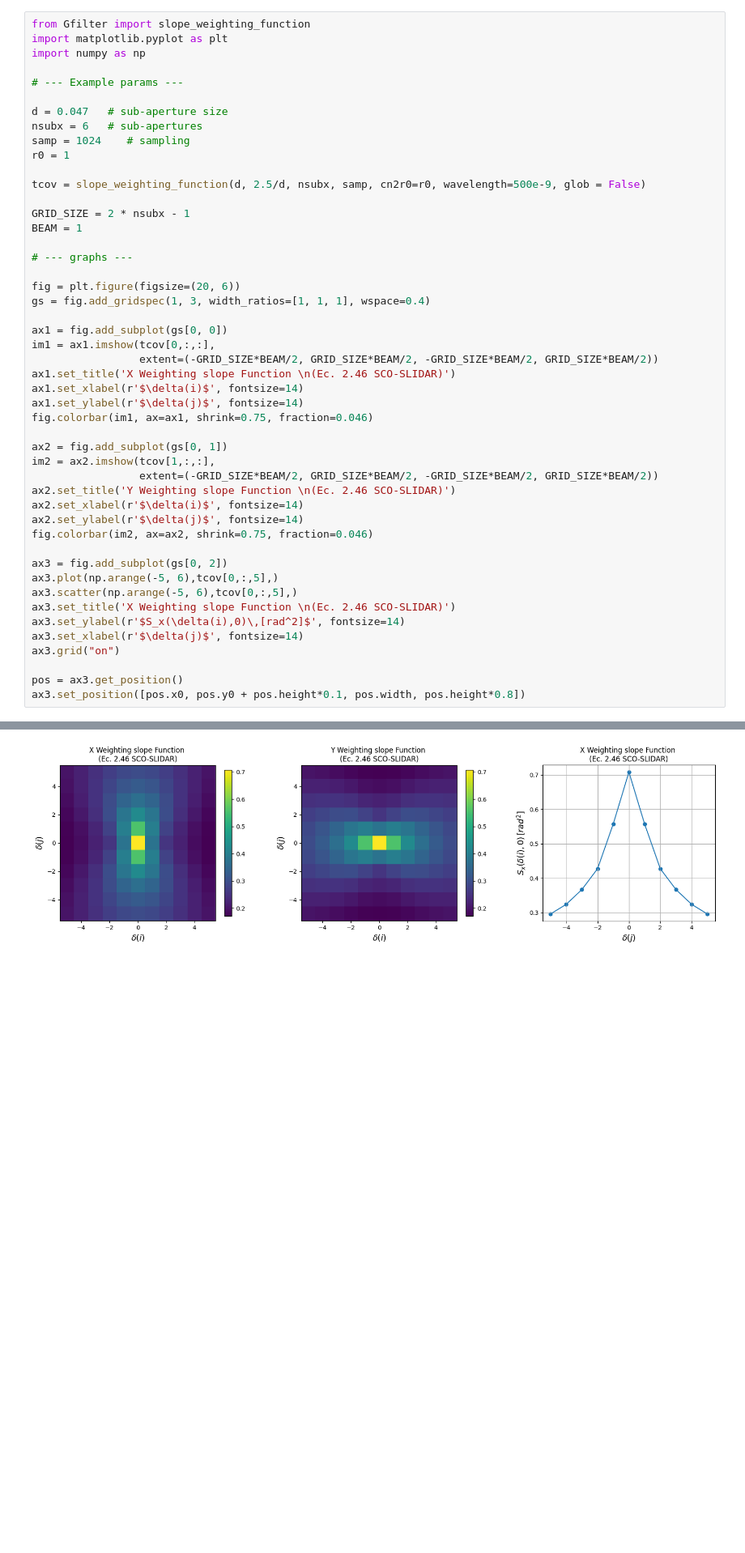
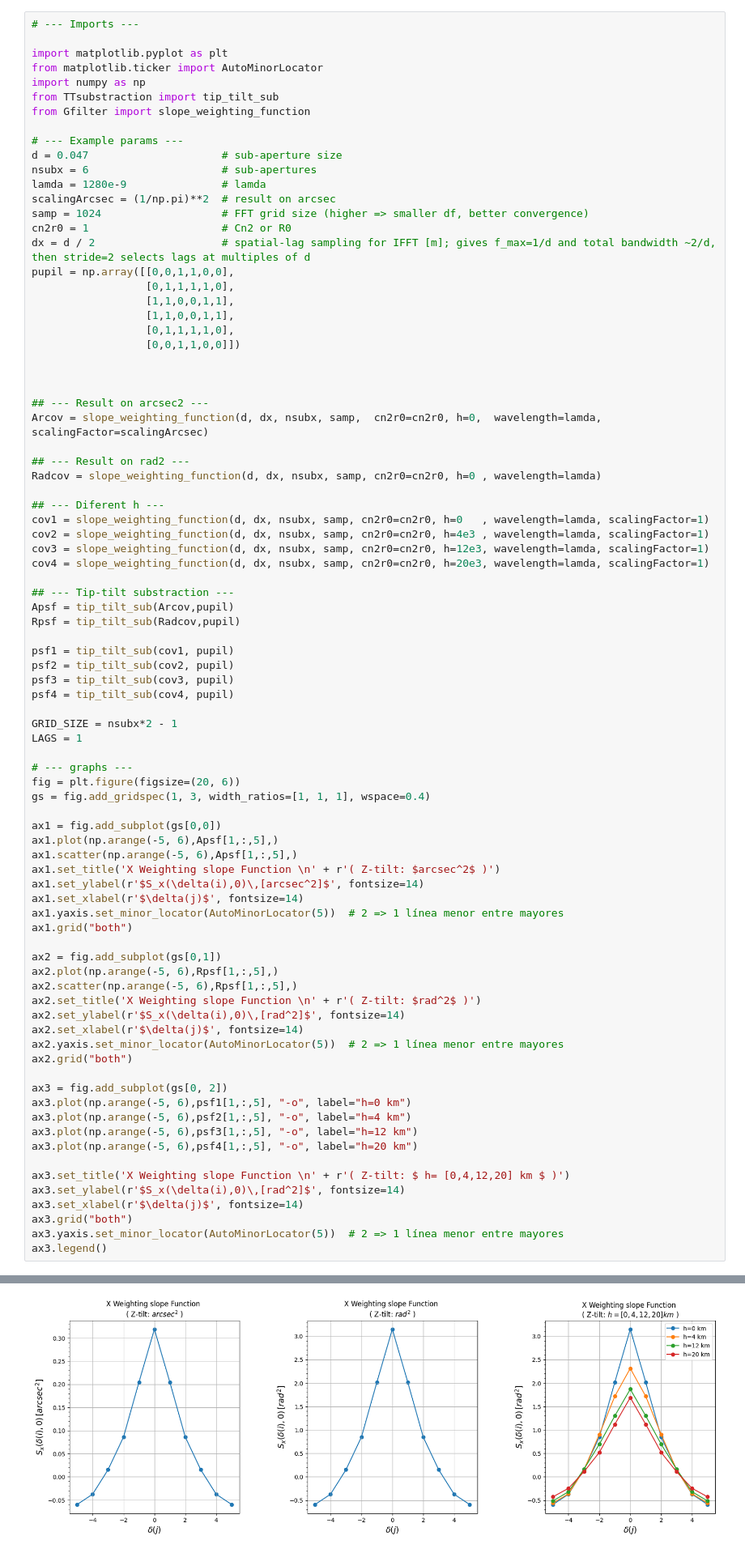
Before and after one commit to max005500/AlgorithmTest, a Jupyter notebook: FunctionTest.ipynb, the cells around one changed output, grey strips where cells are left out. Shown at 81% size. Drawn from its saved outputs; the diff is of its cells as text; blank space fills up the shorter version.

```diff
--- a/FunctionTest.ipynb
+++ b/FunctionTest.ipynb
@@ -192,49 +209,85 @@ Covariance matrix:
 # %%
+# --- Imports ---
+
+import matplotlib.pyplot as plt
+from matplotlib.ticker import AutoMinorLocator
+import numpy as np
+from TTsubstraction import tip_tilt_sub
 from Gfilter import slope_weighting_function
-import matplotlib.pyplot as plt
-import numpy as np
 
 # --- Example params ---
+d = 0.047                     # sub-aperture size
+nsubx = 6                     # sub-apertures
+lamda = 1280e-9               # lamda
+scalingArcsec = (1/np.pi)**2  # result on arcsec
+samp = 1024                   # FFT grid size (higher => smaller df, better convergence)
+cn2r0 = 1                     # Cn2 or R0
+dx = d / 2                    # spatial-lag sampling for IFFT [m]; gives f_max=1/d and total bandwidth ~2/d, then stride=2 selects lags at multiples of d
+pupil = np.array([[0,0,1,1,0,0],
+                  [0,1,1,1,1,0],
+                  [1,1,0,0,1,1],
+                  [1,1,0,0,1,1],
+                  [0,1,1,1,1,0],
+                  [0,0,1,1,0,0]])
 
-d = 0.047   # sub-aperture size
-nsubx = 6   # sub-apertures
-samp = 1024    # sampling
-r0 = 1
 
-tcov = slope_weighting_function(d, 2.5/d, nsubx, samp, cn2r0=r0, wavelength=500e-9, glob = False)
 
-GRID_SIZE = 2 * nsubx - 1
-BEAM = 1
+## --- Result on arcsec2 ---
+Arcov = slope_weighting_function(d, dx, nsubx, samp,  cn2r0=cn2r0, h=0,  wavelength=lamda, scalingFactor=scalingArcsec)
+
+## --- Result on rad2 ---
+Radcov = slope_weighting_function(d, dx, nsubx, samp, cn2r0=cn2r0, h=0 , wavelength=lamda)
+
+## --- Diferent h ---
+cov1 = slope_weighting_function(d, dx, nsubx, samp, cn2r0=cn2r0, h=0   , wavelength=lamda, scalingFactor=1)
+cov2 = slope_weighting_function(d, dx, nsubx, samp, cn2r0=cn2r0, h=4e3 , wavelength=lamda, scalingFactor=1)
+cov3 = slope_weighting_function(d, dx, nsubx, samp, cn2r0=cn2r0, h=12e3, wavelength=lamda, scalingFactor=1)
+cov4 = slope_weighting_function(d, dx, nsubx, samp, cn2r0=cn2r0, h=20e3, wavelength=lamda, scalingFactor=1)
+
+## --- Tip-tilt substraction ---
+Apsf = tip_tilt_sub(Arcov,pupil)
+Rpsf = tip_tilt_sub(Radcov,pupil)
+
+psf1 = tip_tilt_sub(cov1, pupil)
+psf2 = tip_tilt_sub(cov2, pupil)
+psf3 = tip_tilt_sub(cov3, pupil)
+psf4 = tip_tilt_sub(cov4, pupil)
+
+GRID_SIZE = nsubx*2 - 1
+LAGS = 1
 
 # --- graphs ---
-
 fig = plt.figure(figsize=(20, 6))
 gs = fig.add_gridspec(1, 3, width_ratios=[1, 1, 1], wspace=0.4)
 
-ax1 = fig.add_subplot(gs[0, 0])
-im1 = ax1.imshow(tcov[0,:,:],
-                 extent=(-GRID_SIZE*BEAM/2, GRID_SIZE*BEAM/2, -GRID_SIZE*BEAM/2, GRID_SIZE*BEAM/2))
-ax1.set_title('X Weighting slope Function \n(Ec. 2.46 SCO-SLIDAR)')
-ax1.set_xlabel(r'$\delta(i)$', fontsize=14)
-ax1.set_ylabel(r'$\delta(j)$', fontsize=14)
-fig.colorbar(im1, ax=ax1, shrink=0.75, fraction=0.046)
+ax1 = fig.add_subplot(gs[0,0])
+ax1.plot(np.arange(-5, 6),Apsf[1,:,5],)
+ax1.scatter(np.arange(-5, 6),Apsf[1,:,5],)
+ax1.set_title('X Weighting slope Function \n' + r'( Z-tilt: $arcsec^2$ )')
+ax1.set_ylabel(r'$S_x(\delta(i),0)\,[arcsec^2]$', fontsize=14)
+ax1.set_xlabel(r'$\delta(j)$', fontsize=14)
+ax1.yaxis.set_minor_locator(AutoMinorLocator(5))  # 2 => 1 línea menor entre mayores
+ax1.grid("both")
 
-ax2 = fig.add_subplot(gs[0, 1])
-im2 = ax2.imshow(tcov[1,:,:],
-                 extent=(-GRID_SIZE*BEAM/2, GRID_SIZE*BEAM/2, -GRID_SIZE*BEAM/2, GRID_SIZE*BEAM/2))
-ax2.set_title('Y Weighting slope Function \n(Ec. 2.46 SCO-SLIDAR)')
-ax2.set_xlabel(r'$\delta(i)$', fontsize=14)
-ax2.set_ylabel(r'$\delta(j)$', fontsize=14)
-fig.colorbar(im2, ax=ax2, shrink=0.75, fraction=0.046)
+ax2 = fig.add_subplot(gs[0,1])
+ax2.plot(np.arange(-5, 6),Rpsf[1,:,5],)
+ax2.scatter(np.arange(-5, 6),Rpsf[1,:,5],)
+ax2.set_title('X Weighting slope Function \n' + r'( Z-tilt: $rad^2$ )')
+ax2.set_ylabel(r'$S_x(\delta(i),0)\,[rad^2]$', fontsize=14)
+ax2.set_xlabel(r'$\delta(j)$', fontsize=14)
+ax2.yaxis.set_minor_locator(AutoMinorLocator(5))  # 2 => 1 línea menor entre mayores
+ax2.grid("both")
 
 ax3 = fig.add_subplot(gs[0, 2])
-ax3.plot(np.arange(-5, 6),tcov[0,:,5],)
-ax3.scatter(np.arange(-5, 6),tcov[0,:,5],)
-ax3.set_title('X Weighting slope Function \n(Ec. 2.46 SCO-SLIDAR)')
+ax3.plot(np.arange(-5, 6),psf1[1,:,5], "-o", label="h=0 km")
+ax3.plot(np.arange(-5, 6),psf2[1,:,5], "-o", label="h=4 km")
+ax3.plot(np.arange(-5, 6),psf3[1,:,5], "-o", label="h=12 km")
+ax3.plot(np.arange(-5, 6),psf4[1,:,5], "-o", label="h=20 km")
+
+ax3.set_title('X Weighting slope Function \n' + r'( Z-tilt: $ h= [0,4,12,20] km $ )')
 ax3.set_ylabel(r'$S_x(\delta(i),0)\,[rad^2]$', fontsize=14)
 ax3.set_xlabel(r'$\delta(j)$', fontsize=14)
-ax3.grid("on")
-
-pos = ax3.get_position()
-ax3.set_position([pos.x0, pos.y0 + pos.height*0.1, pos.width, pos.height*0.8])
+ax3.grid("both")
+ax3.yaxis.set_minor_locator(AutoMinorLocator(5))  # 2 => 1 línea menor entre mayores
+ax3.legend()
 # %% [output]
@@ -241 +295 @@ ax3.set_position([pos.x0, pos.y0 + pos.height*0.1, pos.width, pos.height*0.8])
-[figure, old version]
+[figure, new version]
```
Also changed, not shown: parts of 13 cells of this notebook, 6 other files.
